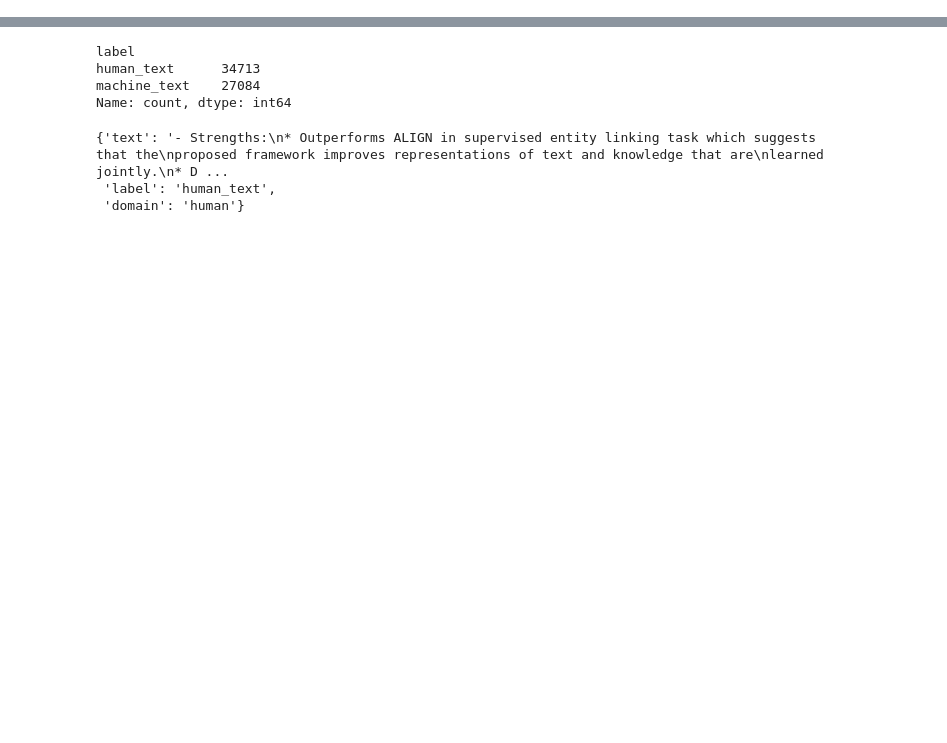
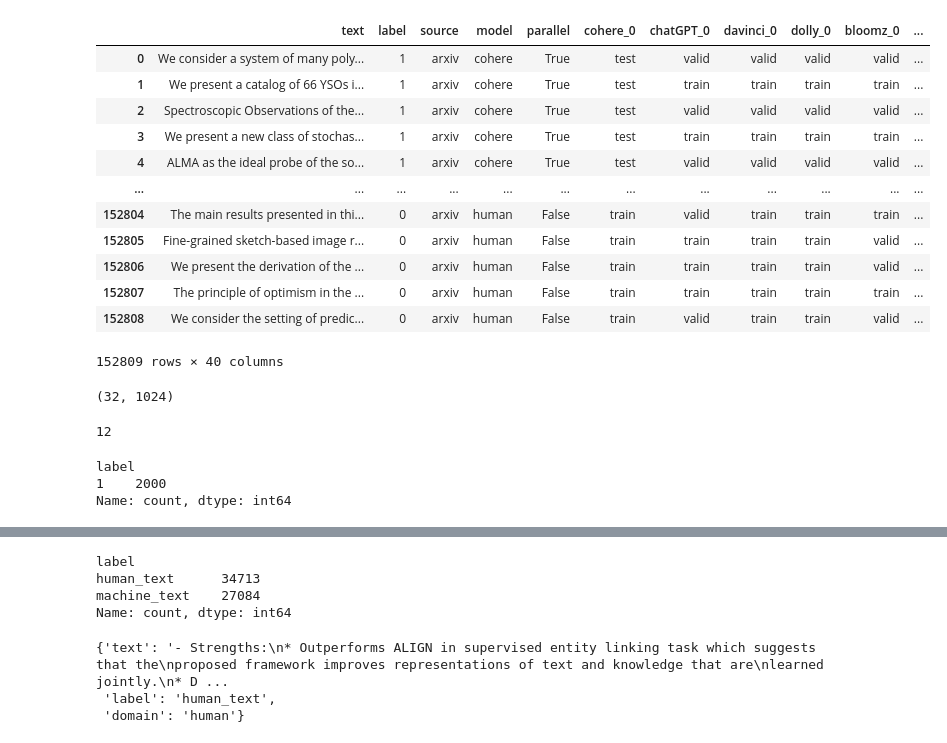
Before and after one commit to artem456borisov/ai_detector, a Jupyter notebook: mlops_project/mlcore/tests.ipynb, the cells around one changed output, grey strips where cells are left out. Saved outputs shown, nothing was run; the diff lists cells and outputs as text; code cells hidden in the pictures; blank space fills up the shorter version.

```diff
--- a/mlops_project/mlcore/tests.ipynb
+++ b/mlops_project/mlcore/tests.ipynb
@@ -1,5 +1,5 @@
 # %%
 import json
 
-with open('data_correct.json', 'r') as f:
+with open('../../data/subtaskC_train_dev.jsonl', 'rb') as f:
     data = json.load(f)
@@ -5,0 +8,11 @@ with open('data_correct.json', 'r') as f:
+# %%
+import json
+
+with open('/Users/ruanwko/Downloads/SubtaskA.jsonl', 'r') as json_file:
+    json_list = list(json_file)
+
+for pos, json_str in enumerate(json_list):
+    json_list[pos] = json.loads(json_str)
+# %%
+import pandas as pd
+df = pd.DataFrame(json_list)
@@ -5,0 +42,30 @@ with open('data_correct.json', 'r') as f:
+# %%
+df
+# %% [output]
+|  | text | label | source | model | parallel | cohere_0 | chatGPT_0 | davinci_0 | dolly_0 | bloomz_0 | ... |
+| 0 | We consider a system of many poly... | 1 | arxiv | cohere | True | test | valid | valid | valid | valid | ... |
+| 1 | We present a catalog of 66 YSOs i... | 1 | arxiv | cohere | True | test | train | train | train | train | ... |
+| 2 | Spectroscopic Observations of the... | 1 | arxiv | cohere | True | test | valid | valid | valid | valid | ... |
+| 3 | We present a new class of stochas... | 1 | arxiv | cohere | True | test | train | train | train | train | ... |
+| 4 | ALMA as the ideal probe of the so... | 1 | arxiv | cohere | True | test | valid | valid | valid | valid | ... |
+| ... | ... | ... | ... | ... | ... | ... | ... | ... | ... | ... | ... |
+| 152804 | The main results presented in thi... | 0 | arxiv | human | False | train | valid | train | train | train | ... |
+| 152805 | Fine-grained sketch-based image r... | 0 | arxiv | human | False | train | train | train | train | valid | ... |
+| 152806 | We present the derivation of the ... | 0 | arxiv | human | False | train | train | train | train | valid | ... |
+| 152807 | The principle of optimism in the ... | 0 | arxiv | human | False | train | train | train | train | train | ... |
+| 152808 | We consider the setting of predic... | 0 | arxiv | human | False | train | valid | train | train | valid | ... |
+152809 rows × 40 columns
+# %%
+all_embeddings[0].shape
+# %% [output]
+(32, 1024)
+# %%
+len(all_embeddings)
+# %% [output]
+12
+# %%
+df.iloc[0:2000].label.value_counts()
+# %% [output]
+label
+1    2000
+Name: count, dtype: int64
```
Also changed, not shown: parts of 31 cells of this notebook, 19 other files.
